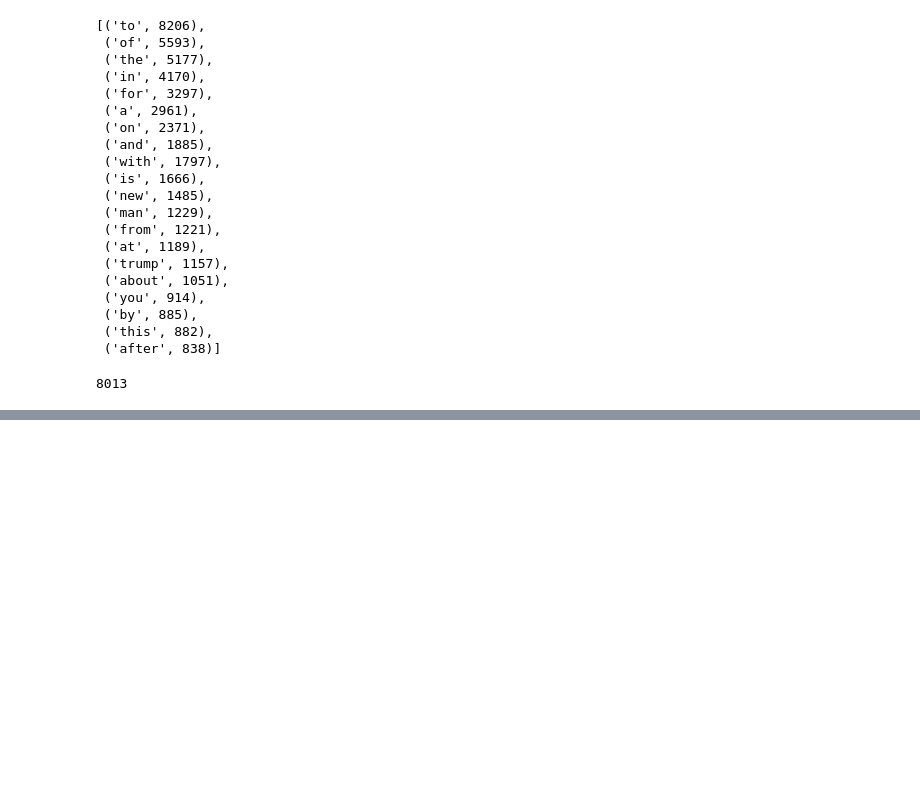
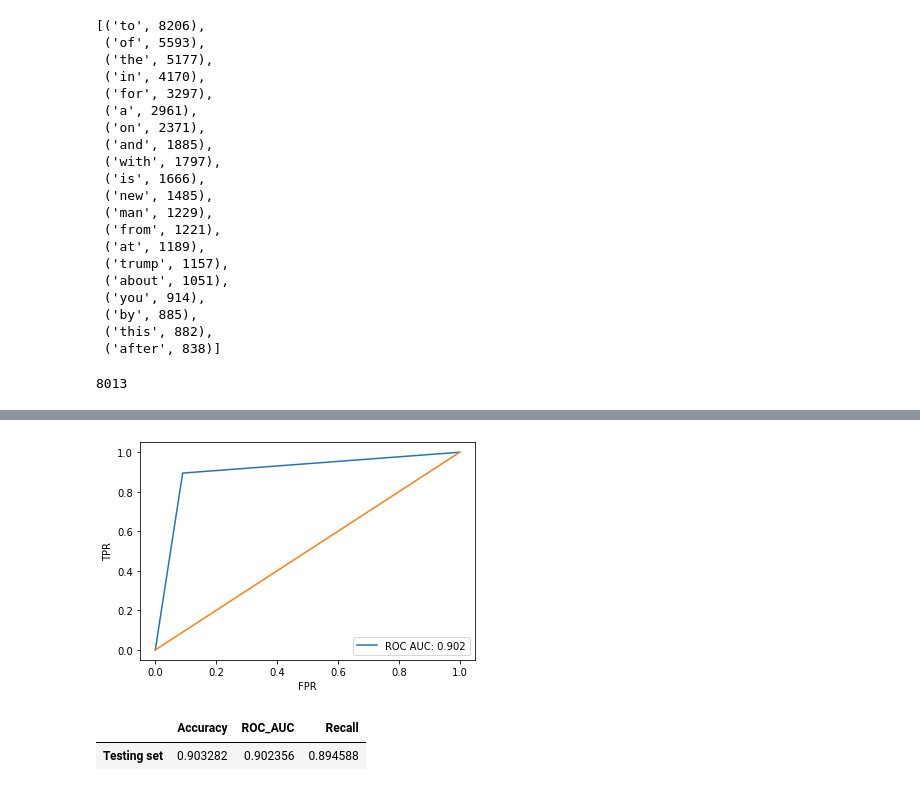
Before and after one commit to krember/sarcasm_detection, a Jupyter notebook: Sarcasm_Detection_Local_Colab.ipynb, the cells around one changed output, grey strips where cells are left out. Drawn from its saved outputs; the diff is of its cells as text; code cells hidden in the pictures; blank space fills up the shorter version.

```diff
--- a/Sarcasm_Detection_Local_Colab.ipynb
+++ b/Sarcasm_Detection_Local_Colab.ipynb
@@ -284,6 +279,9 @@ def evaluate(model, iterator, criterion):
     epoch_acc = 0
 
     model.eval()
+
+    y = torch.zeros([0], device = 'cuda')
+    y_pred = torch.zeros(0, device = 'cuda')
 
     with torch.no_grad():
 
@@ -297,14 +295,19 @@ def evaluate(model, iterator, criterion):
 
             acc = binary_accuracy(predictions, batch.sarcastic.type_as(predictions))
 
+            y_pred = torch.cat((y_pred, torch.round(torch.sigmoid(predictions))), 0)
+            y = torch.cat((y, batch.sarcastic.type_as(predictions)), 0)
+
             epoch_loss += loss.item()
             epoch_acc += acc.item()
 
-    return epoch_loss / len(iterator), epoch_acc / len(iterator)
+            #print("Type as",batch.sarcastic.type_as(predictions))
+
+    return epoch_loss / len(iterator), epoch_acc / len(iterator), y, y_pred
 # %%
 # model.load_state_dict(torch.load('tut2-model.pt'))
 
-test_loss, test_acc = evaluate(model, test_iterator, criterion)
+test_loss, test_acc, y, y_pred = evaluate(model, test_iterator, criterion)
 
 print(f'Test Loss: {test_loss:.3f} | Test Acc: {test_acc*100:.2f}%')
 # %% [output]
@@ -311,0 +315,31 @@ Test Loss: 0.358 | Test Acc: 89.78%
+# %%
+from sklearn.metrics import roc_auc_score, confusion_matrix, roc_curve, accuracy_score, recall_score
+
+# converting to numpy
+y_num = y.cpu().numpy()
+y_pred_num = y_pred.cpu().numpy()
+
+#plotting roc auc curve
+FPR,TPR,thresholds=roc_curve(y_num, y_pred_num)
+plt.plot(FPR,TPR,label=f"ROC AUC: {roc_auc_score(y_num, y_pred_num).round(3)}")
+plt.plot([0,1],[0,1])
+plt.legend(loc="lower right")
+plt.xlabel("FPR")
+plt.ylabel("TPR")
+plt.show()
+# %% [output]
+[figure, added]
+# %%
+#Summary
+Y1 = y_num
+Y1_logit = y_pred_num
+results_summary=pd.DataFrame({"Accuracy":[accuracy_score(Y1,Y1_logit)],
+                              "ROC_AUC":[roc_auc_score(Y1, Y1_logit)],
+                              "Recall":[recall_score(Y1, Y1_logit)]
+                              },
+                             index=["Testing set"])
+
+results_summary
+# %% [output]
+|  | Accuracy | ROC_AUC | Recall |
+| Testing set | 0.903282 | 0.902356 | 0.894588 |
```
Also changed, not shown: parts of 8 cells of this notebook.
